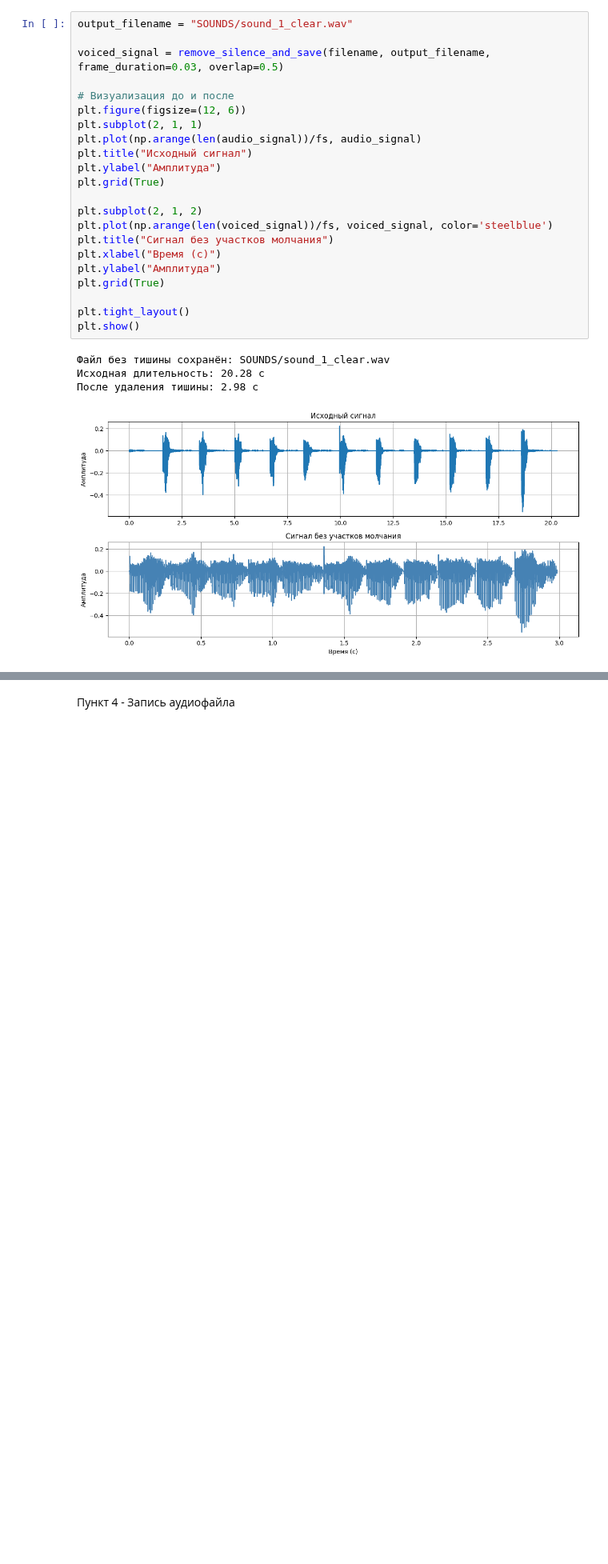
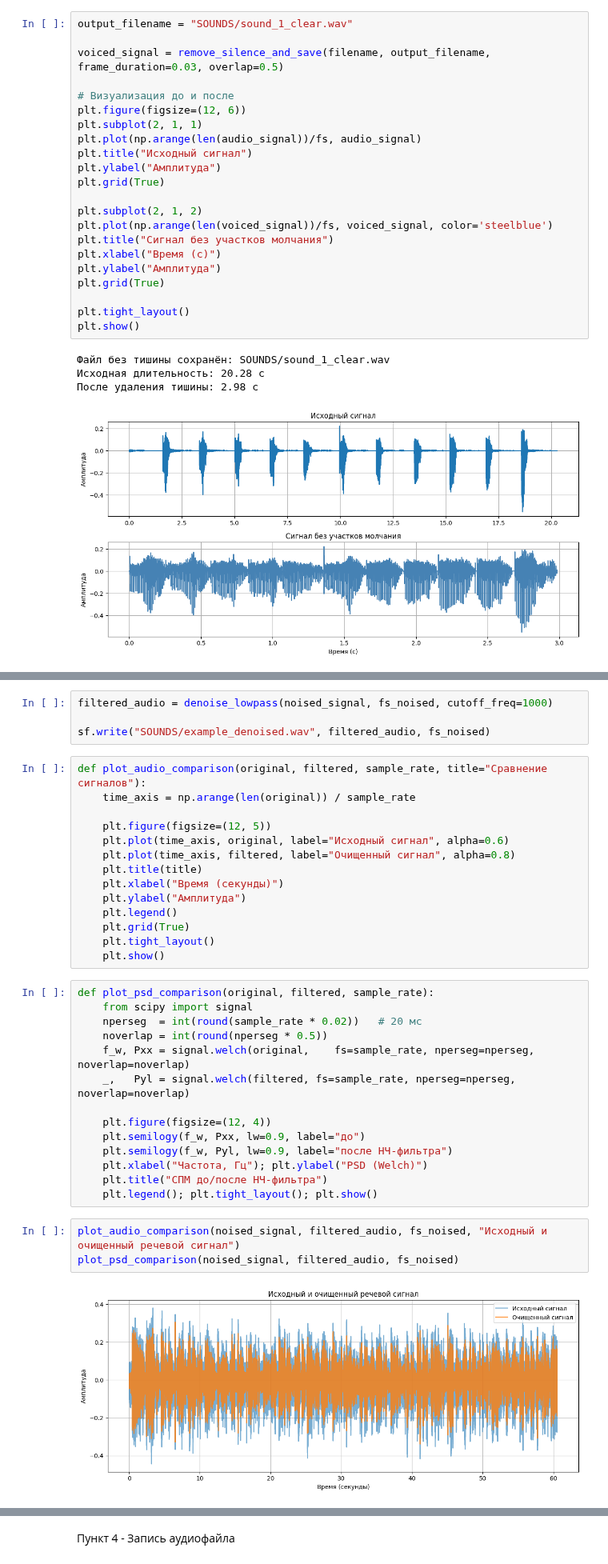
Before and after one commit to EngoyanSY/MAODI, a Jupyter notebook: LR2/MAODI_LR2.ipynb, the cells around one changed output, grey strips where cells are left out. Shown at 80% size. Cells and saved outputs as stored; diff of their text form; blank space fills up the shorter version.

```diff
--- a/LR2/MAODI_LR2.ipynb
+++ b/LR2/MAODI_LR2.ipynb
@@ -222,0 +273,37 @@ plt.show()
+# %%
+filtered_audio = denoise_lowpass(noised_signal, fs_noised, cutoff_freq=1000)
+
+sf.write("SOUNDS/example_denoised.wav", filtered_audio, fs_noised)
+# %%
+def plot_audio_comparison(original, filtered, sample_rate, title="Сравнение сигналов"):
+    time_axis = np.arange(len(original)) / sample_rate
+
+    plt.figure(figsize=(12, 5))
+    plt.plot(time_axis, original, label="Исходный сигнал", alpha=0.6)
+    plt.plot(time_axis, filtered, label="Очищенный сигнал", alpha=0.8)
+    plt.title(title)
+    plt.xlabel("Время (секунды)")
+    plt.ylabel("Амплитуда")
+    plt.legend()
+    plt.grid(True)
+    plt.tight_layout()
+    plt.show()
+# %%
+def plot_psd_comparison(original, filtered, sample_rate):
+    from scipy import signal
+    nperseg  = int(round(sample_rate * 0.02))   # 20 мс
+    noverlap = int(round(nperseg * 0.5))
+    f_w, Pxx = signal.welch(original,    fs=sample_rate, nperseg=nperseg, noverlap=noverlap)
+    _,   Pyl = signal.welch(filtered, fs=sample_rate, nperseg=nperseg, noverlap=noverlap)
+
+    plt.figure(figsize=(12, 4))
+    plt.semilogy(f_w, Pxx, lw=0.9, label="до")
+    plt.semilogy(f_w, Pyl, lw=0.9, label="после НЧ-фильтра")
+    plt.xlabel("Частота, Гц"); plt.ylabel("PSD (Welch)")
+    plt.title("СПМ до/после НЧ-фильтра")
+    plt.legend(); plt.tight_layout(); plt.show()
+# %%
+plot_audio_comparison(noised_signal, filtered_audio, fs_noised, "Исходный и очищенный речевой сигнал")
+plot_psd_comparison(noised_signal, filtered_audio, fs_noised)
+# %% [output]
+[figure, added]
```
Also changed, not shown: parts of 9 cells of this notebook, 5 other files.
